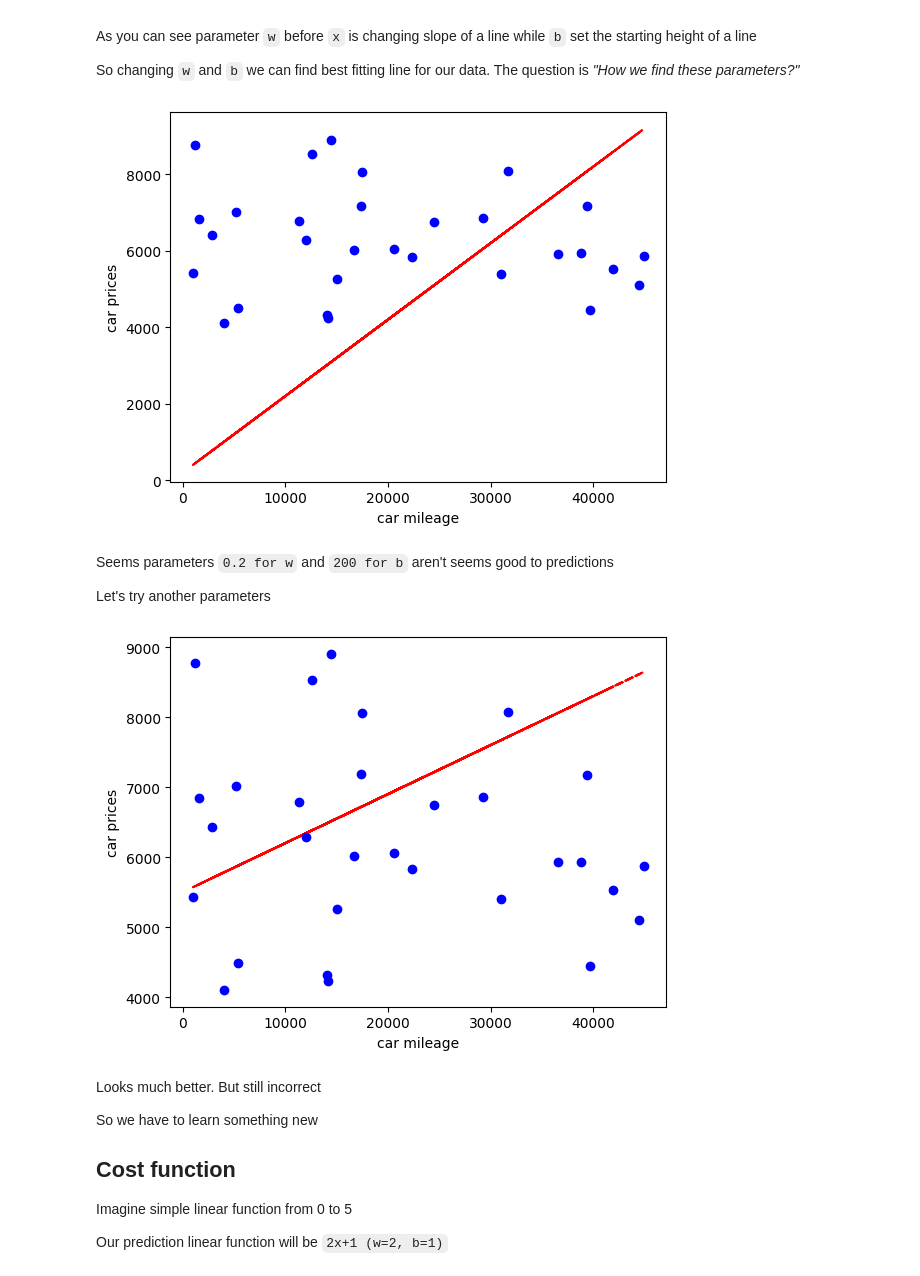
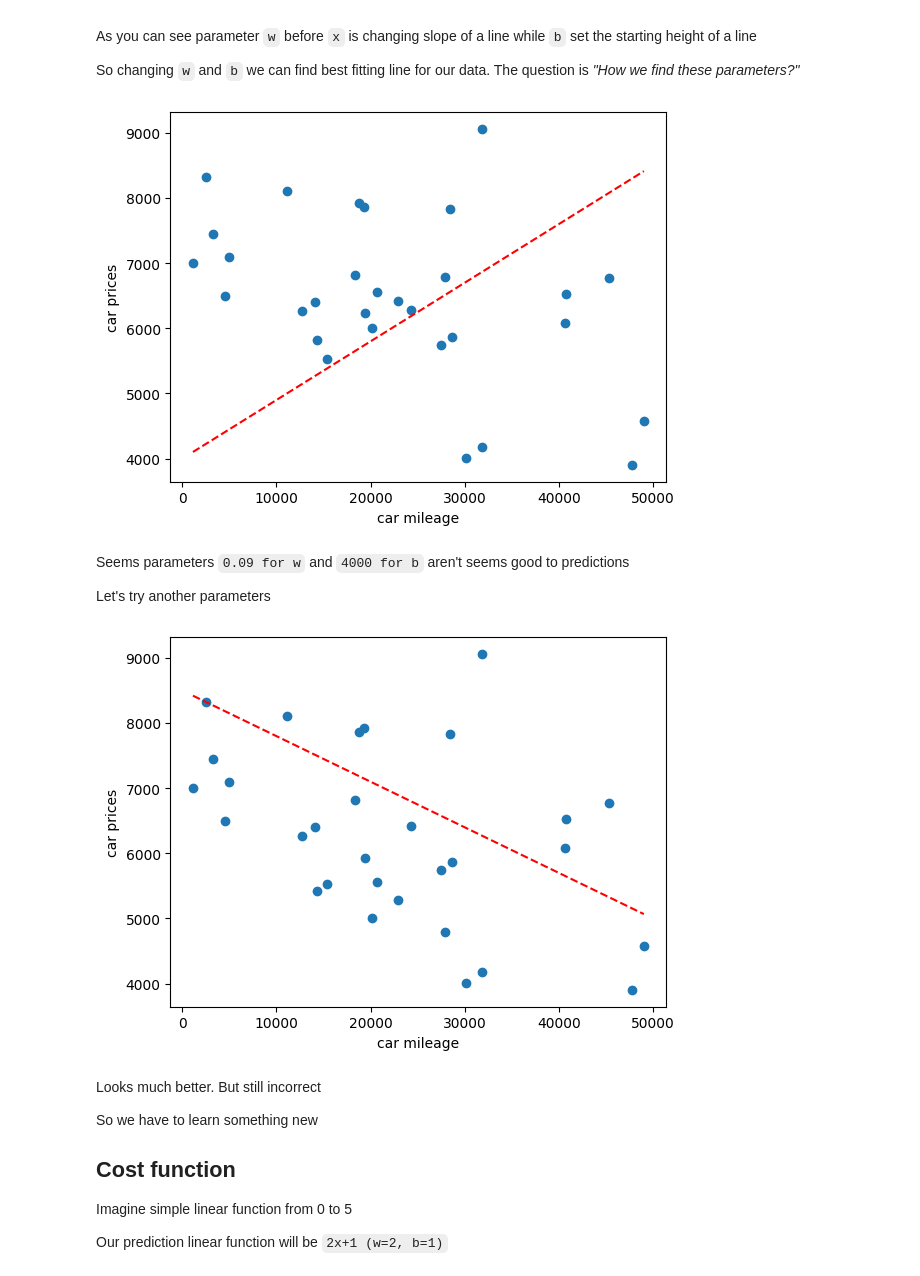
Before and after one commit to 7evenUp/learning_ai, a Jupyter notebook: linear-regression/single-linear-regression.ipynb, the cells around one changed output. Cells and saved outputs as stored; diff of their text form; code cells hidden in the pictures.

Commit message:
Changed data

```diff
--- a/linear-regression/single-linear-regression.ipynb
+++ b/linear-regression/single-linear-regression.ipynb
@@ -25,0 +14,10 @@ plt.show()
+# %%
+# get data | btw its all random 'cause im lazy
+# rng = np.random.default_rng(123456)
+car_mileage = np.array([1132, 2467,  3302,  4537,  5011, 11107, 12711, 14098, 14355, 15329, 18323, 18754, 19302, 19401, 20189, 20668, 22902, 24305, 27500, 27896, 28443, 28697, 30173, 31843, 31862, 40640, 40805, 45311, 47767, 49037])
+car_prices = np.array([7000,  8320,  7444,  6492,  7102,  8103, 6263, 6402,  5828,  5525,  6826, 7924, 7869, 6233,  6012,  6560,  6425, 6284,  5745,  6785,  7840,  5865,  4013,  4180, 9062,  6078,  6530,  6776,  3903, 4580])
+
+plt.scatter(car_mileage, car_prices)
+plt.xlabel('car mileage')
+plt.ylabel('car prices')
+plt.show()
@@ -52,28 +53,28 @@ As you can see parameter `w` before `x` is changing slope of a line while `b` se
 So changing `w` and `b` we can find best fitting line for our data. The question is _"How we find these parameters?"_
 # %%
 # We can just start guessing values
-w, b = 0.2, 200
+w, b = 0.09, 4000
 
 y_prediction = []
 
 # for every car_mileage we calculate _y_ as a prediction
 for x in car_mileage:
     prediction = w*x + b
     y_prediction.append(prediction)
 
 plt.plot(car_mileage, y_prediction, 'r--')
-plt.plot(car_mileage, car_prices, 'bo')
+plt.scatter(car_mileage, car_prices)
 plt.xlabel('car mileage')
 plt.ylabel('car prices')
 plt.show()
 # %% [output]
-[figure, old version]
+[figure, new version]
 # %% [markdown]
-Seems parameters `0.2 for w` and `200 for b` aren't seems good to predictions
+Seems parameters `0.09 for w` and `4000 for b` aren't seems good to predictions
 
 Let's try another parameters
 # %%
-w, b = 0.07, 5500
+w, b = -0.07, 8500
 
 y_prediction = []
 
@@ -82,12 +83,12 @@ for x in car_mileage:
     y_prediction.append(prediction)
 
 plt.plot(car_mileage, y_prediction, 'r--')
-plt.plot(car_mileage, car_prices, 'bo')
+plt.scatter(car_mileage, car_prices)
 plt.xlabel('car mileage')
 plt.ylabel('car prices')
 plt.show()
 # %% [output]
-[figure, old version]
+[figure, new version]
 # %% [markdown]
 Looks much better. But still incorrect
 
```
Also changed, not shown: parts of 9 cells of this notebook.
